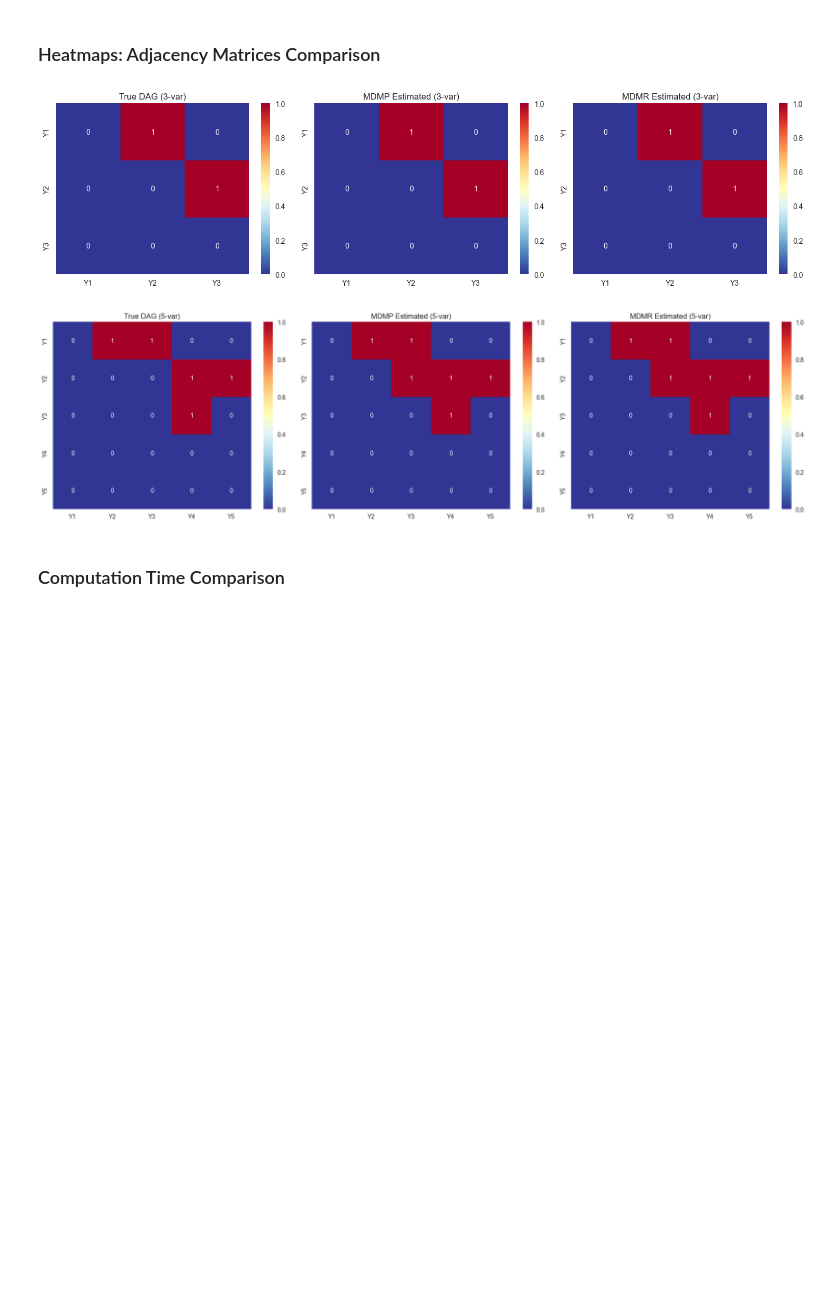
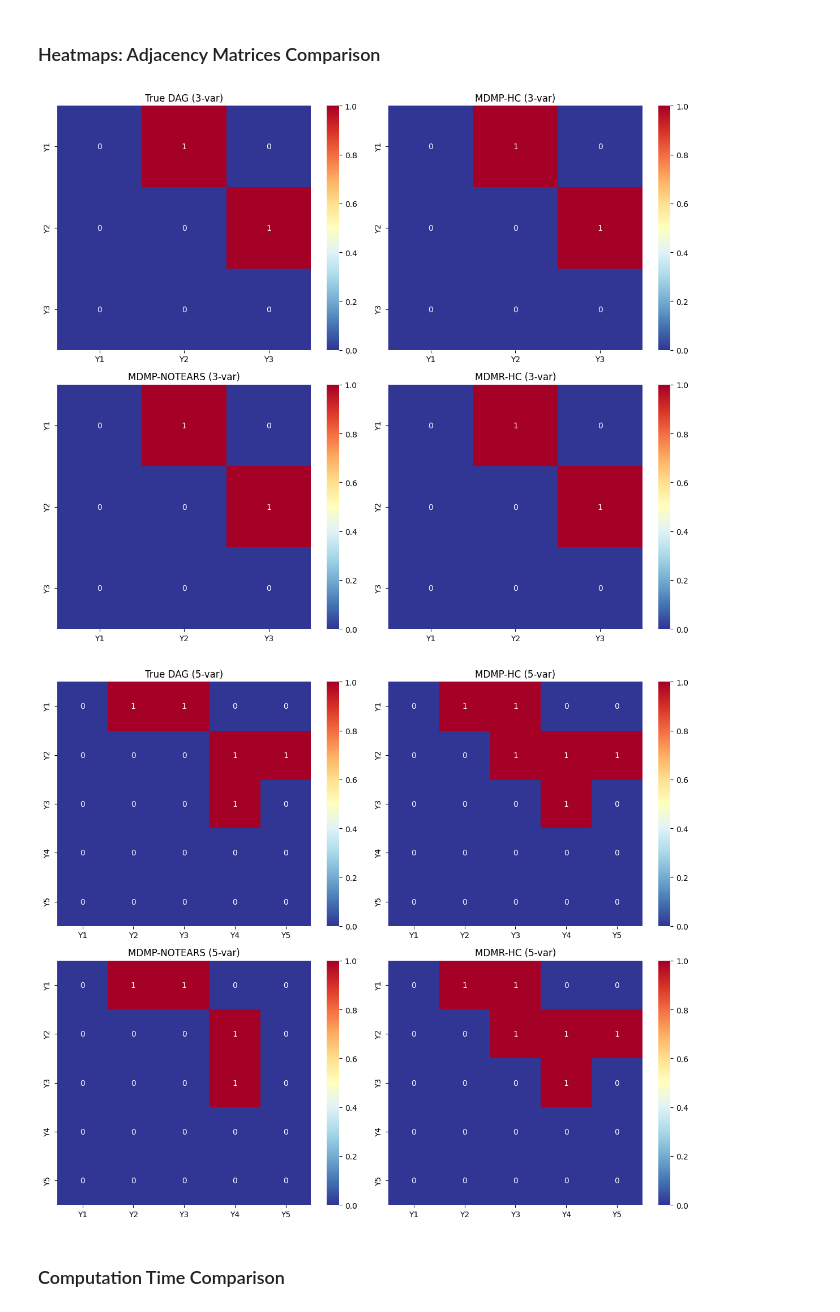
Before and after one commit to maods2/mdmp, a Jupyter notebook: simulation/06_comparison_metrics.ipynb, the cells around one changed output. Drawn from its saved outputs; the diff is of its cells as text; code cells hidden in the pictures; blank space fills up the shorter version.

```diff
--- a/simulation/06_comparison_metrics.ipynb
+++ b/simulation/06_comparison_metrics.ipynb
@@ -27,7 +32,7 @@ import pandas as pd
 import seaborn as sns
 
 # Set plotting style
-plt.style.use('seaborn-v0_8')
+plt.style.use('default')
 sns.set_palette("husl")
 # %% [markdown]
 ## Load Results
@@ -39,6 +44,7 @@ data_dir = "./data/"
 
 # Load results
 results_mdmp = pd.read_csv(os.path.join(data_dir, "mdmp_results.csv"))
+results_notears = pd.read_csv(os.path.join(data_dir, "notears_results.csv"))
 results_mdmr = pd.read_csv(os.path.join(data_dir, "mdmr_results.csv"))
 
 # Load adjacency matrices
@@ -49,6 +55,11 @@ true_adj_3var = pd.read_csv(
 
 mdmp_adj_3var = pd.read_csv(
     os.path.join(data_dir, "mdmp_adjacency_3var.csv"),
+    index_col=0
+).values.astype(int)
+
+notears_adj_3var = pd.read_csv(
+    os.path.join(data_dir, "notears_adjacency_3var.csv"),
     index_col=0
 ).values.astype(int)
 
@@ -67,14 +78,20 @@ mdmp_adj_5var = pd.read_csv(
     index_col=0
 ).values.astype(int)
 
+notears_adj_5var = pd.read_csv(
+    os.path.join(data_dir, "notears_adjacency_5var.csv"),
+    index_col=0
+).values.astype(int)
+
 mdmr_adj_5var = pd.read_csv(
     os.path.join(data_dir, "mdmr_adjacency_5var.csv"),
     index_col=0
 ).values.astype(int)
 
 print("Results loaded successfully!")
-print(f"\nMDMP results shape: {results_mdmp.shape}")
-print(f"MDMR results shape: {results_mdmr.shape}")
+print(f"\nMDMP (HC) results shape: {results_mdmp.shape}")
+print(f"MDMP (NOTEARS) results shape: {results_notears.shape}")
+print(f"MDMR (HC) results shape: {results_mdmr.shape}")
 # %% [output]
 Results loaded successfully!
 
@@ -165,39 +184,41 @@ plt.show()
 # %%
 # Helper function to plot adjacency matrix heatmap
 def plot_adj_heatmap(adj_mat, title, ax, node_names=None):
     """Plot adjacency matrix as heatmap."""
     if node_names is None:
         node_names = [f"Y{i+1}" for i in range(adj_mat.shape[0])]
 
     sns.heatmap(adj_mat, annot=True, fmt='d', cmap='RdYlBu_r',
                 xticklabels=node_names, yticklabels=node_names,
                 cbar=True, ax=ax, vmin=0, vmax=1)
     ax.set_title(title)
 
 # 3-variable DAG adjacency matrices
-fig, axes = plt.subplots(1, 3, figsize=(15, 4))
+fig, axes = plt.subplots(2, 2, figsize=(12, 10))
 node_names_3var = ['Y1', 'Y2', 'Y3']
 
-plot_adj_heatmap(true_adj_3var, 'True DAG (3-var)', axes[0], node_names_3var)
-plot_adj_heatmap(mdmp_adj_3var, 'MDMP Estimated (3-var)', axes[1], node_names_3var)
-plot_adj_heatmap(mdmr_adj_3var, 'MDMR Estimated (3-var)', axes[2], node_names_3var)
+plot_adj_heatmap(true_adj_3var, 'True DAG (3-var)', axes[0, 0], node_names_3var)
+plot_adj_heatmap(mdmp_adj_3var, 'MDMP-HC (3-var)', axes[0, 1], node_names_3var)
+plot_adj_heatmap(notears_adj_3var, 'MDMP-NOTEARS (3-var)', axes[1, 0], node_names_3var)
+plot_adj_heatmap(mdmr_adj_3var, 'MDMR-HC (3-var)', axes[1, 1], node_names_3var)
 
 plt.tight_layout()
 plt.show()
 
 # 5-variable DAG adjacency matrices
-fig, axes = plt.subplots(1, 3, figsize=(18, 5))
+fig, axes = plt.subplots(2, 2, figsize=(12, 10))
 node_names_5var = ['Y1', 'Y2', 'Y3', 'Y4', 'Y5']
 
-plot_adj_heatmap(true_adj_5var, 'True DAG (5-var)', axes[0], node_names_5var)
-plot_adj_heatmap(mdmp_adj_5var, 'MDMP Estimated (5-var)', axes[1], node_names_5var)
-plot_adj_heatmap(mdmr_adj_5var, 'MDMR Estimated (5-var)', axes[2], node_names_5var)
+plot_adj_heatmap(true_adj_5var, 'True DAG (5-var)', axes[0, 0], node_names_5var)
+plot_adj_heatmap(mdmp_adj_5var, 'MDMP-HC (5-var)', axes[0, 1], node_names_5var)
+plot_adj_heatmap(notears_adj_5var, 'MDMP-NOTEARS (5-var)', axes[1, 0], node_names_5var)
+plot_adj_heatmap(mdmr_adj_5var, 'MDMR-HC (5-var)', axes[1, 1], node_names_5var)
 
 plt.tight_layout()
 plt.show()
 # %% [output]
-[figure, old version]
+[figure, new version]
-[figure, old version]
+[figure, new version]
 # %% [markdown]
 ### Computation Time Comparison
 # %%
```
Also changed, not shown: parts of 6 cells of this notebook, 14 other files.
